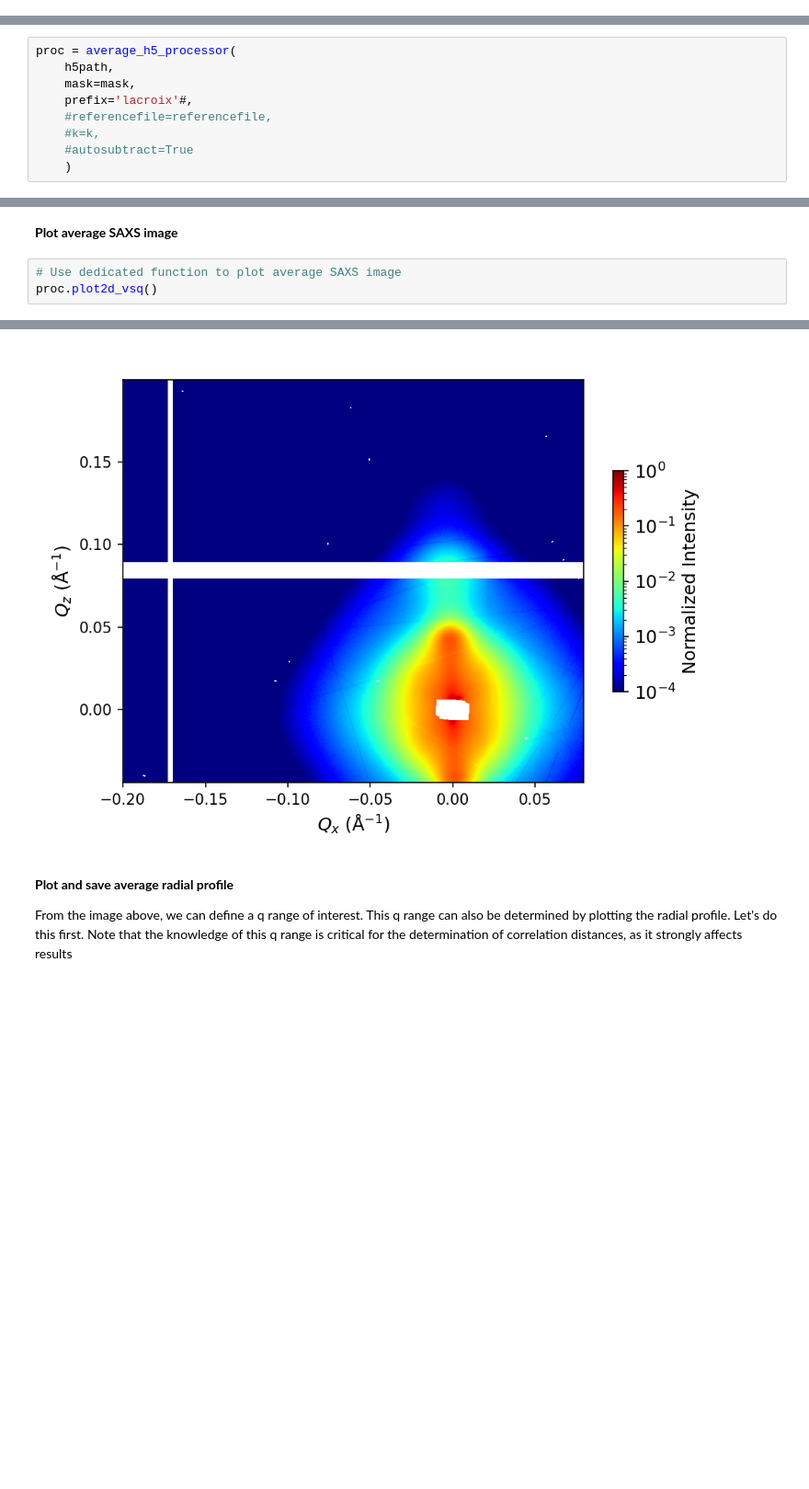
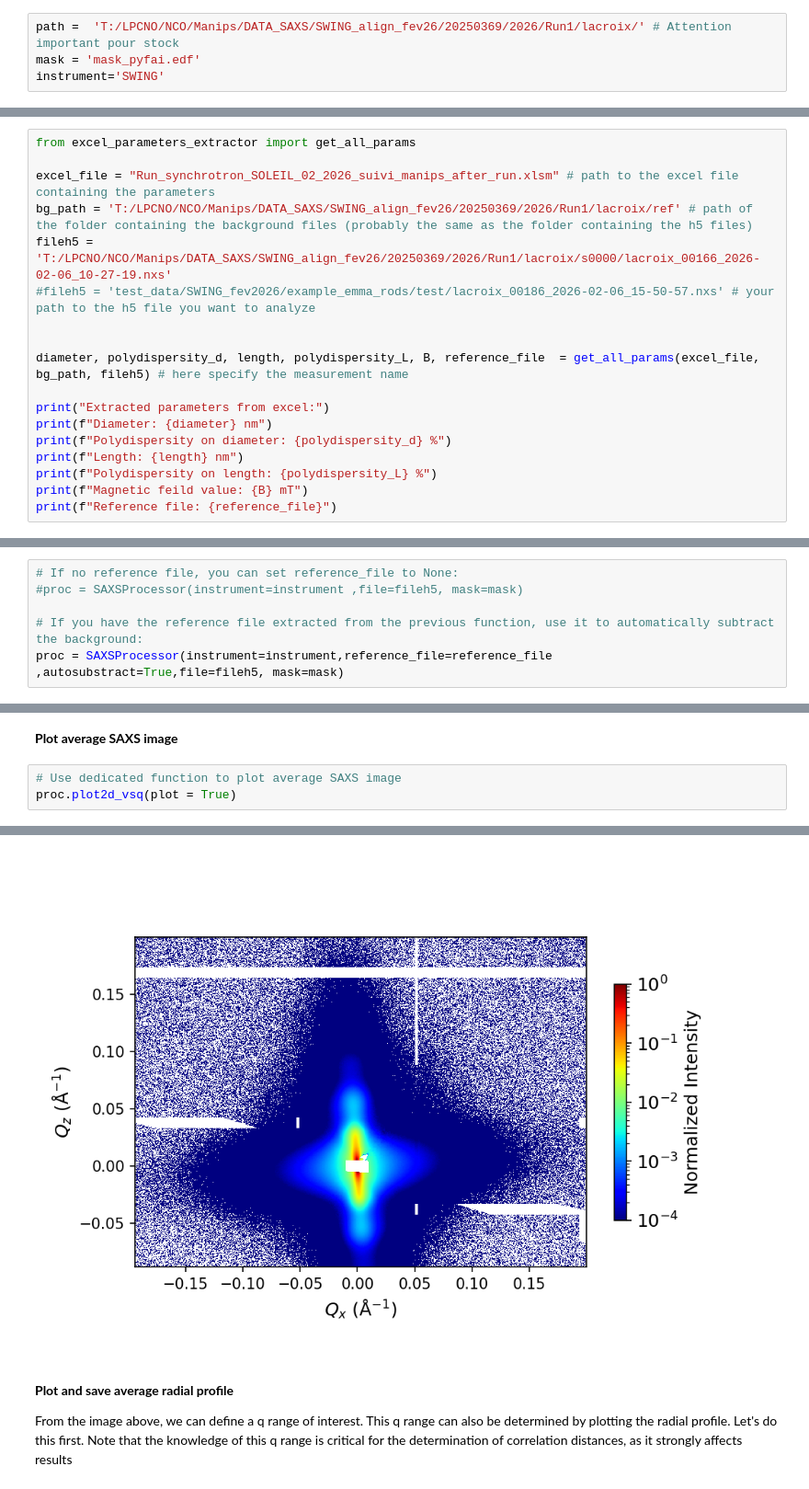
Before and after one commit to nicoratel/SAXSProcessor, a Jupyter notebook: Synchro_Emma.ipynb, the cells around one changed output, grey strips where cells are left out. Shown at 92% size. Cells and saved outputs as stored; diff of their text form; blank space fills up the shorter version.

```diff
--- a/Synchro_Emma.ipynb
+++ b/Synchro_Emma.ipynb
@@ -31,0 +54,4 @@ mask = '/home-local/ratel-ra/Documents/Python_code/SAXS_Processor/test_data/SWIN
+# %%
+path =  'T:/LPCNO/NCO/Manips/DATA_SAXS/SWING_align_fev26/20250369/2026/Run1/lacroix/' # Attention important pour stock
+mask = 'mask_pyfai.edf'
+instrument='SWING'
@@ -31,0 +95,18 @@ mask = '/home-local/ratel-ra/Documents/Python_code/SAXS_Processor/test_data/SWIN
+# %%
+from excel_parameters_extractor import get_all_params
+
+excel_file = "Run_synchrotron_SOLEIL_02_2026_suivi_manips_after_run.xlsm" # path to the excel file containing the parameters
+bg_path = 'T:/LPCNO/NCO/Manips/DATA_SAXS/SWING_align_fev26/20250369/2026/Run1/lacroix/ref' # path of the folder containing the background files (probably the same as the folder containing the h5 files)
+fileh5 = 'T:/LPCNO/NCO/Manips/DATA_SAXS/SWING_align_fev26/20250369/2026/Run1/lacroix/s0000/lacroix_00166_2026-02-06_10-27-19.nxs'
+#fileh5 = 'test_data/SWING_fev2026/example_emma_rods/test/lacroix_00186_2026-02-06_15-50-57.nxs' # your path to the h5 file you want to analyze
+
+
+diameter, polydispersity_d, length, polydispersity_L, B, reference_file  = get_all_params(excel_file, bg_path, fileh5) # here specify the measurement name
+
+print("Extracted parameters from excel:")
+print(f"Diameter: {diameter} nm")
+print(f"Polydispersity on diameter: {polydispersity_d} %")
+print(f"Length: {length} nm")
+print(f"Polydispersity on length: {polydispersity_L} %")
+print(f"Magnetic feild value: {B} mT")
+print(f"Reference file: {reference_file}")
@@ -31,0 +122,6 @@ mask = '/home-local/ratel-ra/Documents/Python_code/SAXS_Processor/test_data/SWIN
+# %%
+# If no reference file, you can set reference_file to None:
+#proc = SAXSProcessor(instrument=instrument ,file=fileh5, mask=mask)
+
+# If you have the reference file extracted from the previous function, use it to automatically subtract the background:
+proc = SAXSProcessor(instrument=instrument,reference_file=reference_file ,autosubstract=True,file=fileh5, mask=mask)
@@ -42,9 +138,0 @@ plot_transmission_map(h5path, prefix='lacroix')
-# %%
-proc = average_h5_processor(
-    h5path,
-    mask=mask,
-    prefix='lacroix'#,
-    #referencefile=referencefile,
-    #k=k,
-    #autosubtract=True
-    )
@@ -70,5 +140,5 @@ Due to binning, pixel size was modified to 0.00015x0.00015
 **Plot average SAXS image**
 # %%
 # Use dedicated function to plot average SAXS image
-proc.plot2d_vsq()
+proc.plot2d_vsq(plot = True)
 # %% [output]
@@ -76,4 +146,4 @@ proc.plot2d_vsq()
-[figure, old version]
+[figure, new version]
 # %% [markdown]
 **Plot and save average radial profile**
 
```
Also changed, not shown: parts of 35 cells of this notebook, 11 other files.
